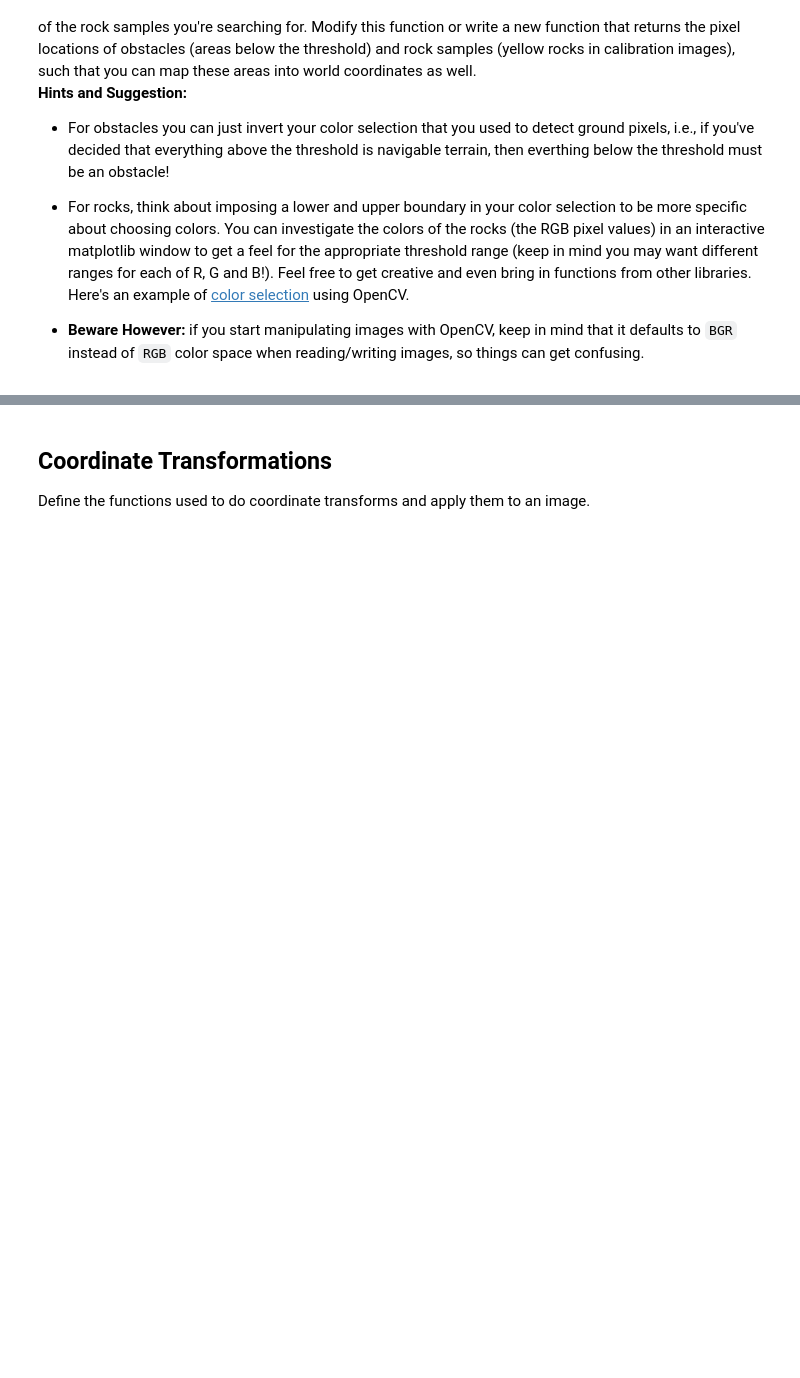
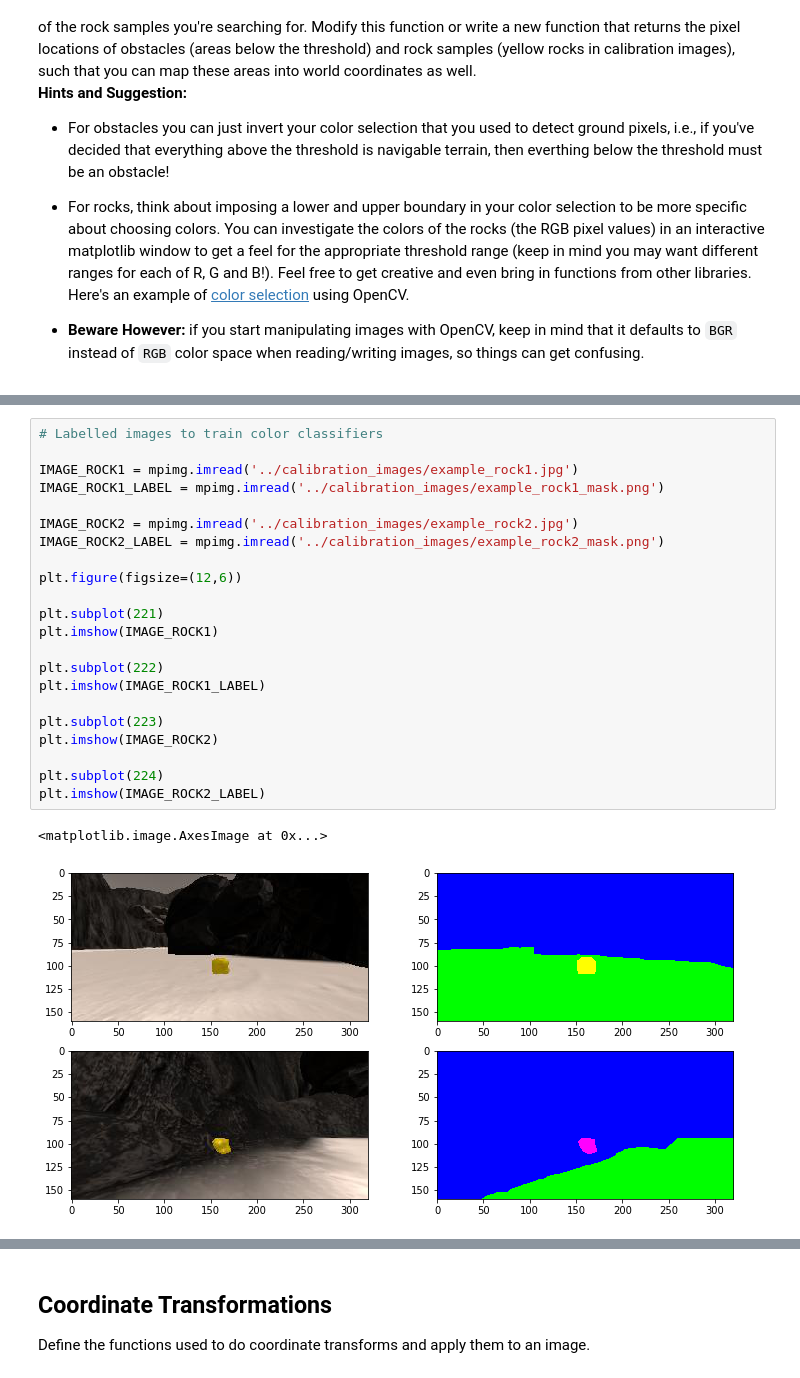
Before and after one commit to dimaga/RoboND-Rover-Project, a Jupyter notebook: code/Rover_Project_Test_Notebook.ipynb, the cells around one changed output, grey strips where cells are left out. Drawn from its saved outputs; the diff is of its cells as text; blank space fills up the shorter version.

```diff
--- a/code/Rover_Project_Test_Notebook.ipynb
+++ b/code/Rover_Project_Test_Notebook.ipynb
@@ -151,0 +159,25 @@ plt.imshow(threshed, cmap='gray')
+# %%
+# Labelled images to train color classifiers
+
+IMAGE_ROCK1 = mpimg.imread('../calibration_images/example_rock1.jpg')
+IMAGE_ROCK1_LABEL = mpimg.imread('../calibration_images/example_rock1_mask.png')
+
+IMAGE_ROCK2 = mpimg.imread('../calibration_images/example_rock2.jpg')
+IMAGE_ROCK2_LABEL = mpimg.imread('../calibration_images/example_rock2_mask.png')
+
+plt.figure(figsize=(12,6))
+
+plt.subplot(221)
+plt.imshow(IMAGE_ROCK1)
+
+plt.subplot(222)
+plt.imshow(IMAGE_ROCK1_LABEL)
+
+plt.subplot(223)
+plt.imshow(IMAGE_ROCK2)
+
+plt.subplot(224)
+plt.imshow(IMAGE_ROCK2_LABEL)
+# %% [output]
+<matplotlib.image.AxesImage at 0x...>
+[figure, added]
```
Also changed, not shown: parts of 13 cells of this notebook.
